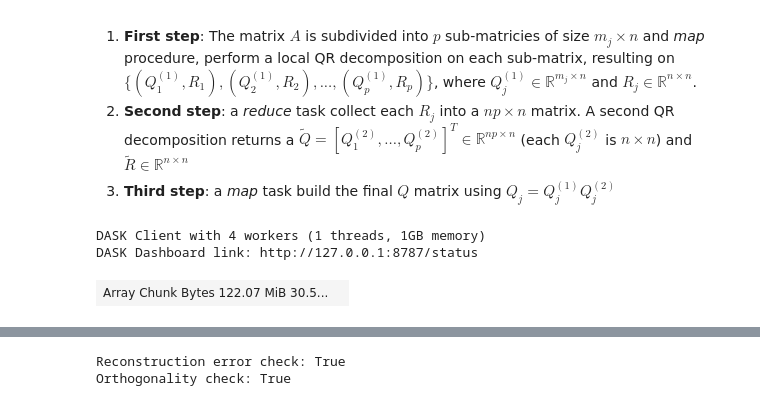
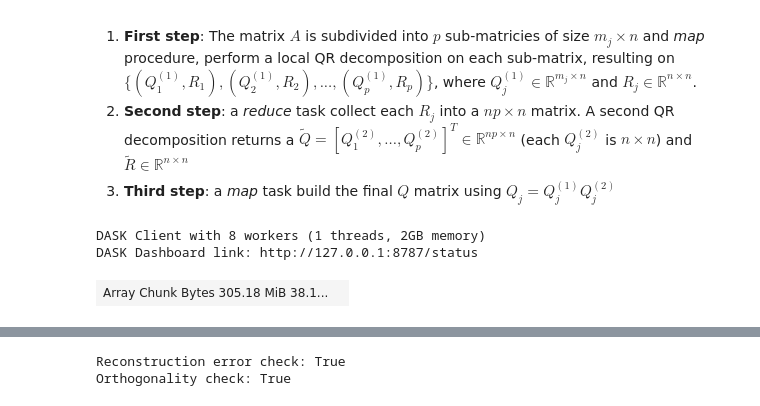
Before and after one commit to AlessandroMiotto/MAPD_project, a Jupyter notebook: Direct.ipynb, the cells around one changed output, grey strips where cells are left out. Saved outputs shown, nothing was run; the diff lists cells and outputs as text; code cells hidden in the pictures.

```diff
--- a/Direct.ipynb
+++ b/Direct.ipynb
@@ -12,18 +12,18 @@ import dask.array as da
 from numpy.linalg import qr
 import numpy as np
 
-import time
-
-N_WORKERS = 4
+N_WORKERS = 8
 THREADS_PER_WORKER = 1
-MEMORY_PER_WORKER = "1GB"
-client = Client(n_workers=N_WORKERS,
-                threads_per_worker=THREADS_PER_WORKER,
-                memory_limit=MEMORY_PER_WORKER)
+MEMORY_PER_WORKER = "2GB"
+client = Client(
+    n_workers=N_WORKERS,
+    threads_per_worker=THREADS_PER_WORKER,
+    memory_limit=MEMORY_PER_WORKER,
+)
 
 print(f"DASK Client with {N_WORKERS} workers ({THREADS_PER_WORKER} threads, {MEMORY_PER_WORKER} memory)")
 print("DASK Dashboard link:", client.dashboard_link)
 # %% [output]
-DASK Client with 4 workers (1 threads, 1GB memory)
+DASK Client with 8 workers (1 threads, 2GB memory)
 DASK Dashboard link: http://127.0.0.1:8787/status
 # %%
@@ -85,15 +95,9 @@ def direct_tsqr(A : da.Array, client : Client, mode : str = None) -> tuple[np.nd
 # %%
-data = np.random.rand(int(4e6), 4)
-
-#from sklearn.datasets import fetch_california_housing
-#data = fetch_california_housing(as_frame=True).data.values
-
-m, n = data.shape
-
-X_da = da.from_array(data, chunks=(m // N_WORKERS, n))
-X_da
+m, n = int(1e7), 4
+A = da.random.random((m, n), chunks=(m // N_WORKERS, n))
+A
 # %% [output]
-| Array Chunk Bytes 122.07 MiB 30.5... |  |
+| Array Chunk Bytes 305.18 MiB 38.1... |  |
 # %%
 %%time
 
```
Also changed, not shown: parts of 8 cells of this notebook, 2 other files.
